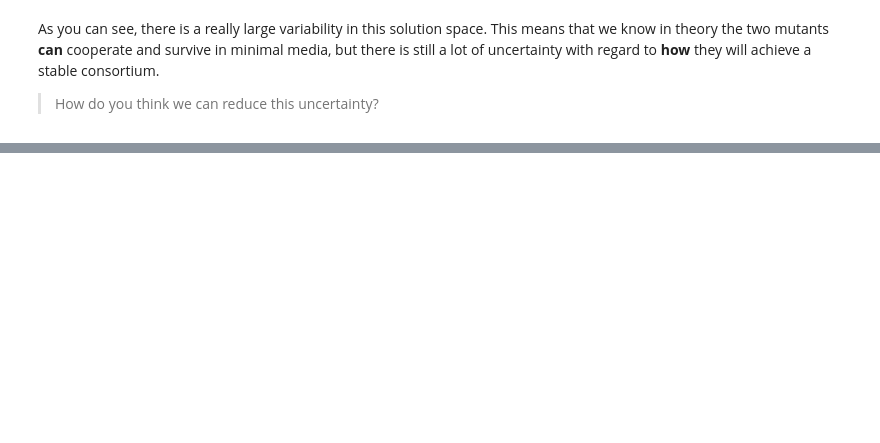
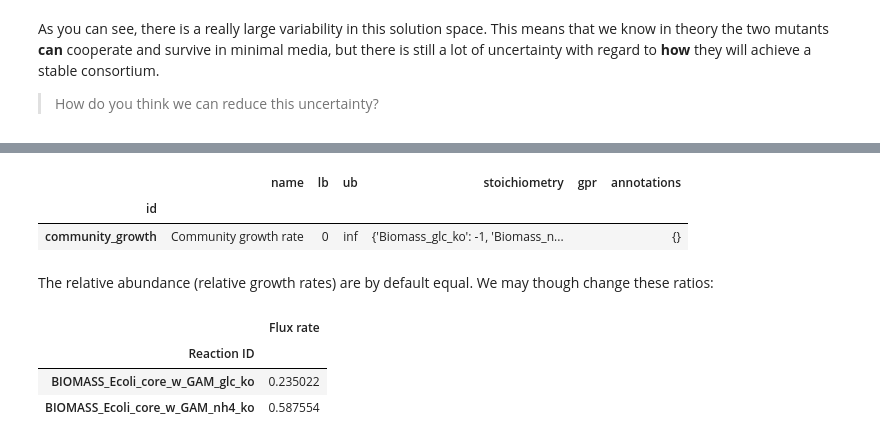
Before and after one commit to vmspereira/ELIXIR-2023, a Jupyter notebook: notebooks/community.ipynb, the cells around one changed output, grey strips where cells are left out. Drawn from its saved outputs; the diff is of its cells as text; code cells hidden in the pictures; blank space fills up the shorter version.

Commit message:
[UPDATE] community

```diff
--- a/notebooks/community.ipynb
+++ b/notebooks/community.ipynb
@@ -205,0 +353,5 @@ sim.simulate().find('BIOMASS')
+# %%
+community = CommunityModel([glc_ko, nh4_ko],
+                           add_compartments=True,
+                           merge_biomasses=True,
+                           flavor='cobra')
@@ -205,0 +373,16 @@ sim.simulate().find('BIOMASS')
+# %%
+sim.find(community.biomass)
+# %% [output]
+|  | name | lb | ub | stoichiometry | gpr | annotations |
+| id |  |  |  |  |  |  |
+| community_growth | Community growth rate | 0 | inf | {'Biomass_glc_ko': -1, 'Biomass_n... |  | {} |
+# %% [markdown]
+The relative abundance (relative growth rates) are by default equal. We may though change these ratios:
+# %%
+community.set_abundance({'glc_ko':1,'nh4_ko':2.5})
+sim.simulate().find('BIOMASS')
+# %% [output]
+|  | Flux rate |
+| Reaction ID |  |
+| BIOMASS_Ecoli_core_w_GAM_glc_ko | 0.235022 |
+| BIOMASS_Ecoli_core_w_GAM_nh4_ko | 0.587554 |
```
Also changed, not shown: parts of 66 cells of this notebook, 2 other files.
